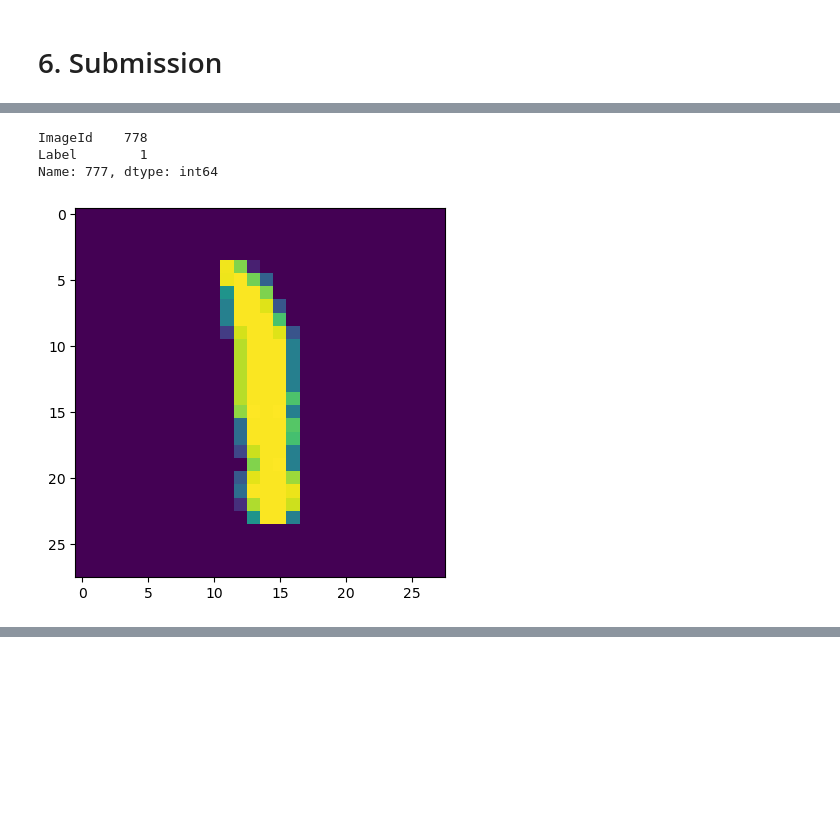
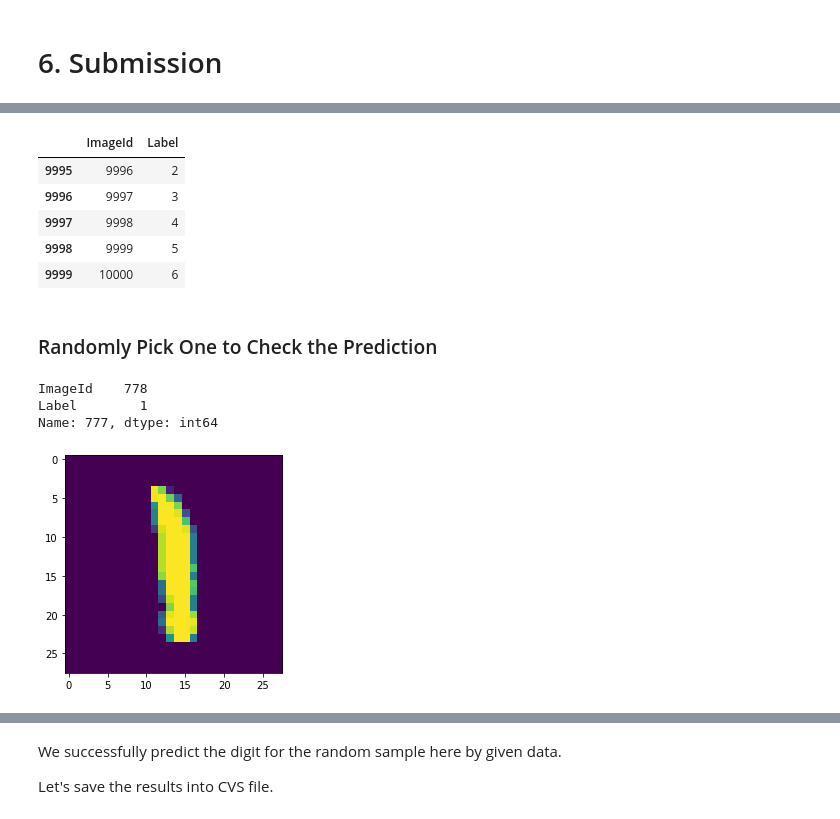
Before and after one commit to cychen116/CSCI-Machine-Learning, a Jupyter notebook: hw01/HW01_MNIST_k-nearest.ipynb, the cells around one changed output, grey strips where cells are left out. Drawn from its saved outputs; the diff is of its cells as text; code cells hidden in the pictures; blank space fills up the shorter version.

```diff
--- a/hw01/HW01_MNIST_k-nearest.ipynb
+++ b/hw01/HW01_MNIST_k-nearest.ipynb
@@ -124,0 +122,7 @@ print("--- %s time elapsed ---" % str(timedelta(seconds=time.time() - start_time
+# %%
+def showBWImage(data,row):
+    start_time = time.time()
+
+    plt.imshow(data[row].reshape((28,28)))
+    plt.show()
+    print("--- %s time elapsed ---" % str(timedelta(seconds=time.time() - start_time)))
@@ -360,6 +540,17 @@ sub.head()
 | 2 | 3 | 1 |
 | 3 | 4 | 0 |
 | 4 | 5 | 4 |
+# %%
+sub.tail()
+# %% [output]
+|  | ImageId | Label |
+| 9995 | 9996 | 2 |
+| 9996 | 9997 | 3 |
+| 9997 | 9998 | 4 |
+| 9998 | 9999 | 5 |
+| 9999 | 10000 | 6 |
+# %% [markdown]
+### Randomly Pick One to Check the Prediction
 # %%
 print(sub.iloc[777])
 # %% [output]
@@ -367,7 +558,6 @@ ImageId    778
 Label        1
 Name: 777, dtype: int64
 # %%
-plt.imshow(mnist_prediction[777].reshape((28, 28)))
-plt.show()
+showBWImage(mnist_prediction,777)
 # %% [output]
-[figure, old version]
+[figure, new version]
@@ -374,2 +565,6 @@ plt.show()
+# %% [markdown]
+We successfully predict the digit for the random sample here by given data.
+
+Let's save the results into CVS file.
 # %%
 sub.to_csv('hw01_submission.csv', index=False)
```
Also changed, not shown: parts of 53 cells of this notebook.
